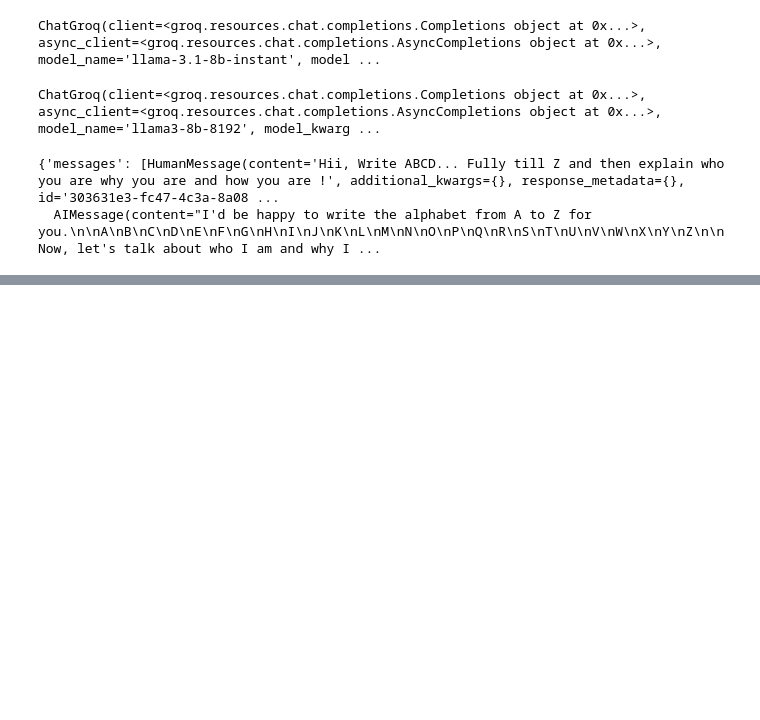
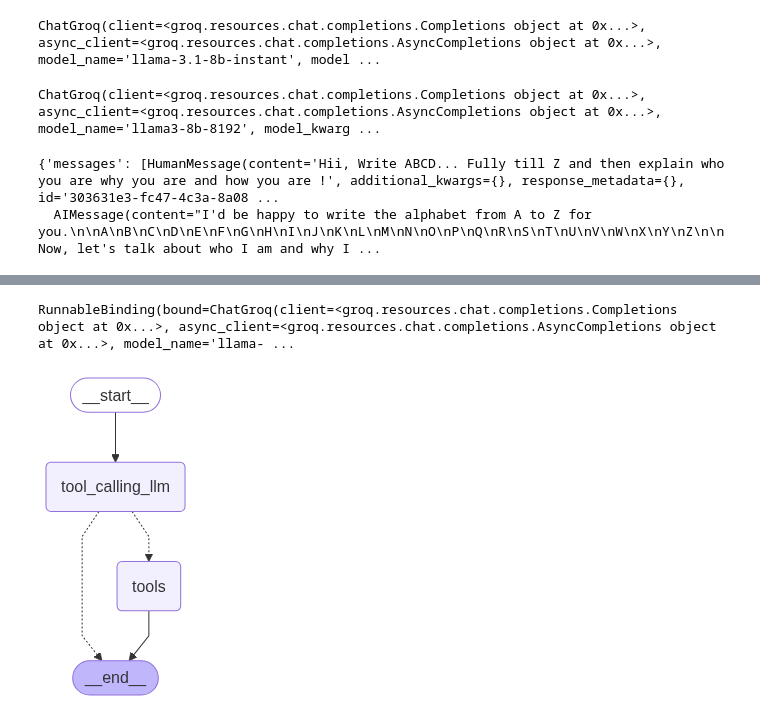
Before and after one commit to Tushar292004/AgenticAI, a Jupyter notebook: 1-BasicChatbot/1-basicchatbot.ipynb, the cells around one changed output, grey strips where cells are left out. Cells and saved outputs as stored; diff of their text form; code cells hidden in the pictures; blank space fills up the shorter version.

Commit message:
ReAct Agent Architecture + Tavily WebSearch +  Custom Tools Implementation

```diff
--- a/1-BasicChatbot/1-basicchatbot.ipynb
+++ b/1-BasicChatbot/1-basicchatbot.ipynb
@@ -56,0 +59,5 @@ response  #see the whole message object with proper annotated format data in it
+# %%
+# Created tavily search tool
+from langchain_tavily import TavilySearch
+tool = TavilySearch(max_results=2)
+tool.invoke("What is python programming language?")
@@ -56,0 +112,39 @@ response  #see the whole message object with proper annotated format data in it
+# %%
+#Creating custom tool
+tools = [tool, multiply, divide]
+# %%
+#Binding tools to the LLM
+llm_with_tools = llm.bind_tools(tools)
+llm_with_tools
+# %% [output]
+RunnableBinding(bound=ChatGroq(client=<groq.resources.chat.completions.Completions object at 0x...>, async_client=<groq.resources.chat.completions.AsyncCompletions object at 0x...>, model_name='llama- ...
+# %%
+#StateGraph for Chatbot with tools
+from langgraph.graph import StateGraph, START, END
+from langgraph.prebuilt import ToolNode
+from langgraph.prebuilt import tools_condition
+
+#Node defination
+def tool_calling_llm(state:State):
+    return { "messages": [llm_with_tools.invoke(state["messages"])]}
+
+#Graph
+graph_builder = StateGraph(State)
+graph_builder.add_node("tool_calling_llm", tool_calling_llm)
+graph_builder.add_node("tools", ToolNode(tools))
+
+#Edges
+graph_builder.add_edge(START, "tool_calling_llm")
+graph_builder.add_conditional_edges("tool_calling_llm",
+                       #If the latest message (result) from assistant is a tool call -> tools_condition routes to tools
+                       #If the latest message (result) from assistant is not a tool call -> tools_condition routes to end
+                       tools_condition ) #coditional edge
+graph_builder.add_edge("tools", END) #after llm execution,
+
+#compile the graph
+graph = graph_builder.compile()
+
+from IPython.display import display, Image
+display(Image(graph.get_graph().draw_mermaid_png())) #visualize the graph
+# %% [output]
+[figure, added]
```
Also changed, not shown: parts of 12 cells of this notebook, 4 other files.
